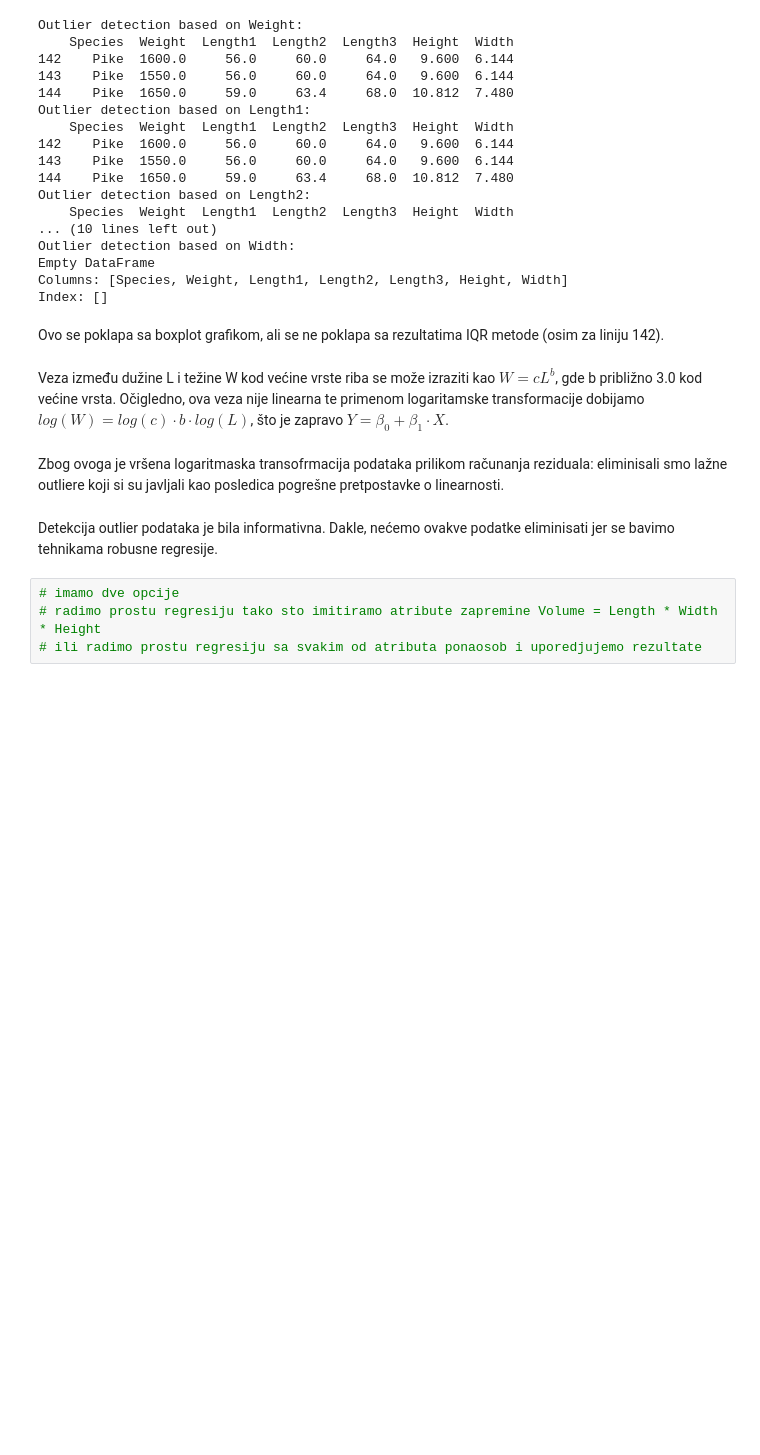
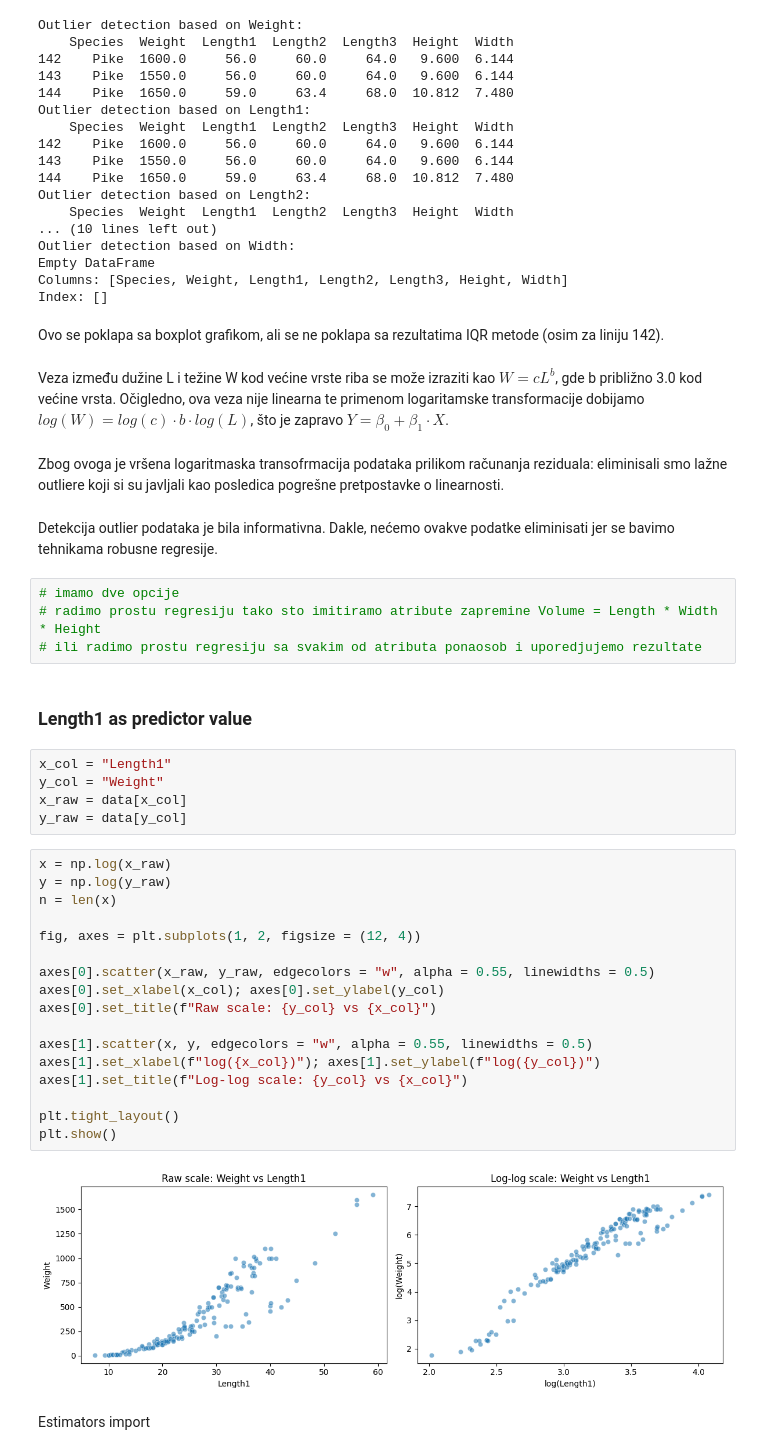
Before and after one commit to AnjaCvetkovic25/huber-vs-repeated-median, a Jupyter notebook: main.ipynb, the cells around one changed output. Drawn from its saved outputs; the diff is of its cells as text; blank space fills up the shorter version.

Commit message:
Least Squares and Repeated Median on clean data

```diff
--- a/main.ipynb
+++ b/main.ipynb
@@ -208,3 +208,31 @@ Detekcija outlier podataka je bila informativna. Dakle, nećemo ovakve podatke e
 # imamo dve opcije
 # radimo prostu regresiju tako sto imitiramo atribute zapremine Volume = Length * Width * Height
 # ili radimo prostu regresiju sa svakim od atributa ponaosob i uporedjujemo rezultate
+# %% [markdown]
+### Length1 as predictor value
+# %%
+x_col = "Length1"
+y_col = "Weight"
+x_raw = data[x_col]
+y_raw = data[y_col]
+# %%
+x = np.log(x_raw)
+y = np.log(y_raw)
+n = len(x)
+
+fig, axes = plt.subplots(1, 2, figsize = (12, 4))
+
+axes[0].scatter(x_raw, y_raw, edgecolors = "w", alpha = 0.55, linewidths = 0.5)
+axes[0].set_xlabel(x_col); axes[0].set_ylabel(y_col)
+axes[0].set_title(f"Raw scale: {y_col} vs {x_col}")
+
+axes[1].scatter(x, y, edgecolors = "w", alpha = 0.55, linewidths = 0.5)
+axes[1].set_xlabel(f"log({x_col})"); axes[1].set_ylabel(f"log({y_col})")
+axes[1].set_title(f"Log-log scale: {y_col} vs {x_col}")
+
+plt.tight_layout()
+plt.show()
+# %% [output]
+[figure, added]
+# %% [markdown]
+Estimators import
```
Also changed, not shown: parts of 6 cells of this notebook, 2 other files.
